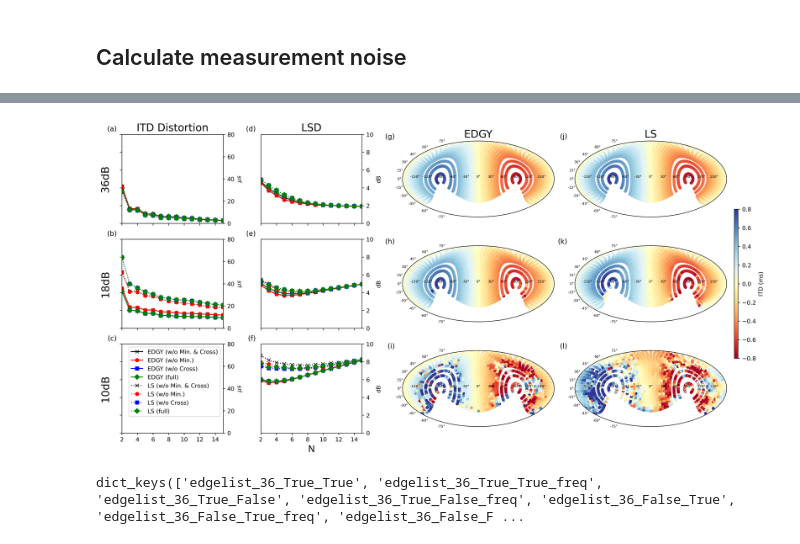
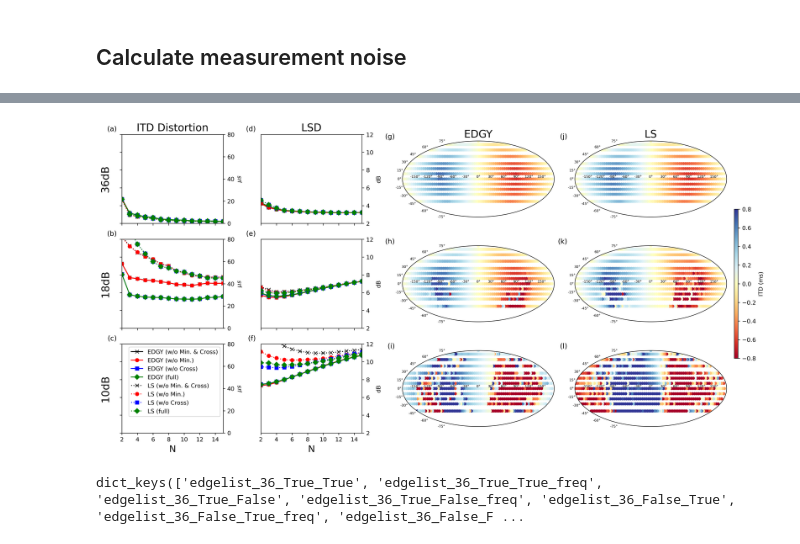
Before and after one commit to yoyololicon/hrtf-ilp, a Jupyter notebook: noise-robust.ipynb, the cells around one changed output, grey strips where cells are left out. Saved outputs shown, nothing was run; the diff lists cells and outputs as text; code cells hidden in the pictures.

Commit message:
fix plot axis

```diff
--- a/noise-robust.ipynb
+++ b/noise-robust.ipynb
@@ -71,7 +71,7 @@ def calculate_noise_scaler(signal_power, noise_power, target_snr):
     target_noise_power = signal_power / (10 ** (target_snr / 10))
     return np.sqrt(np.maximum(0, target_noise_power - noise_power))
 # %%
-sofa_file = "subject_003.sofa"
+sofa_file = "KEMAR_Knowl_EarSim_SmallEars_FreeFieldComp_44kHz.sofa"
 hrir_data = sfa.io.read_SOFA_file(sofa_file)
 
 sr = hrir_data.l.fs
@@ -207,6 +207,7 @@ for r, snr in enumerate(target_snrs):
     if r < len(target_snrs) - 1:
         ax1.tick_params(labelbottom=False)
     ax1.set_yticklabels([])
+    backup_ax1 = ax1
     ax1 = ax1.twinx()
     ax1.set_ylabel("$\mu s$")
     ax1.yaxis.set_label_position("right")
@@ -235,7 +236,7 @@ for r, snr in enumerate(target_snrs):
         ax3.set_title("EDGY", fontsize=18)
         ax4.set_title("LS", fontsize=18)
     elif r == len(target_snrs) - 1:
-        ax1.set_xlabel("N", fontsize=16)
+        backup_ax1.set_xlabel("N", fontsize=16)
         ax2.set_xlabel("N", fontsize=16)
 
         ax1.set_xticks(sph_orders[::2])
@@ -299,35 +300,35 @@ plot_sphere_simple = partial(
 )
 
 for r, c in product(range(len(target_snrs)), range(2)):
     v = itds[f"{['edgelist', 'l2'][c]}_{target_snrs[r]}_True_True"]
     im = plot_sphere_simple(axes[r][c + 2], v=v * 1e3)
 
 cbar = fig.colorbar(
     cm.ScalarMappable(cmap="RdYlBu", norm=cm.colors.Normalize(vmin=vmin, vmax=vmax)),
     ax=[x[-1] for x in axes],
     orientation="vertical",
     # fraction=0.03,
     # pad=0.03,
     aspect=40,
     shrink=0.5,
     location="right",
     label="ITD (ms)",
 )
 
 
 for r in range(len(target_snrs)):
     axes[r][0].set_ylim([0, 80])
-    axes[r][1].set_ylim([0, 10])
+    axes[r][1].set_ylim([2, 12])
     axes[r][0].set_xlim([2, 15])
     axes[r][1].set_xlim([2, 15])
 
 axes[-1][0].legend()
 
 
 # plt.tight_layout()
 plt.show()
 # %% [output]
-[figure, old version]
+[figure, new version]
 # %%
 lsd_losses.keys()
 # %% [output]
```
Also changed, not shown: parts of 2 cells of this notebook.
